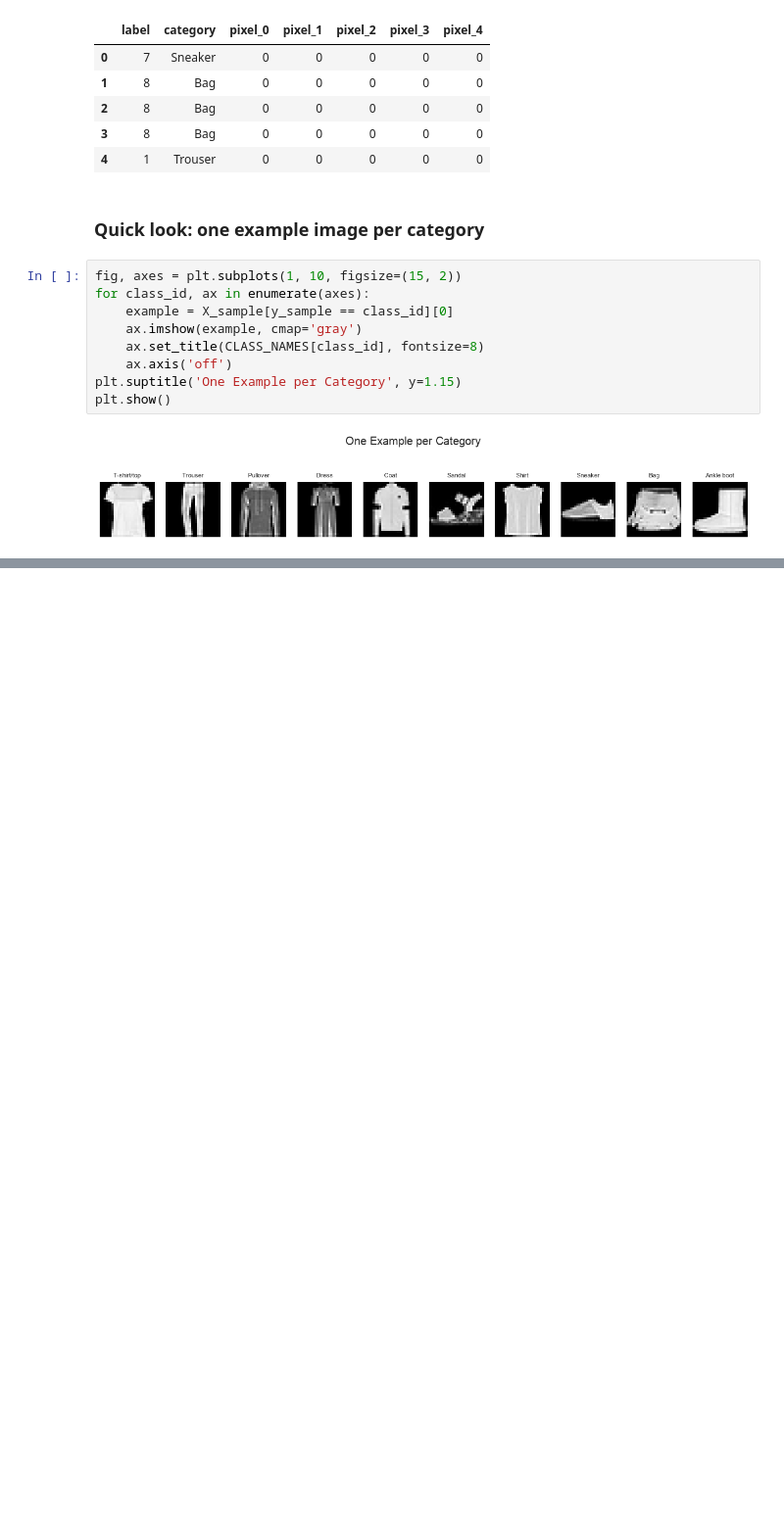
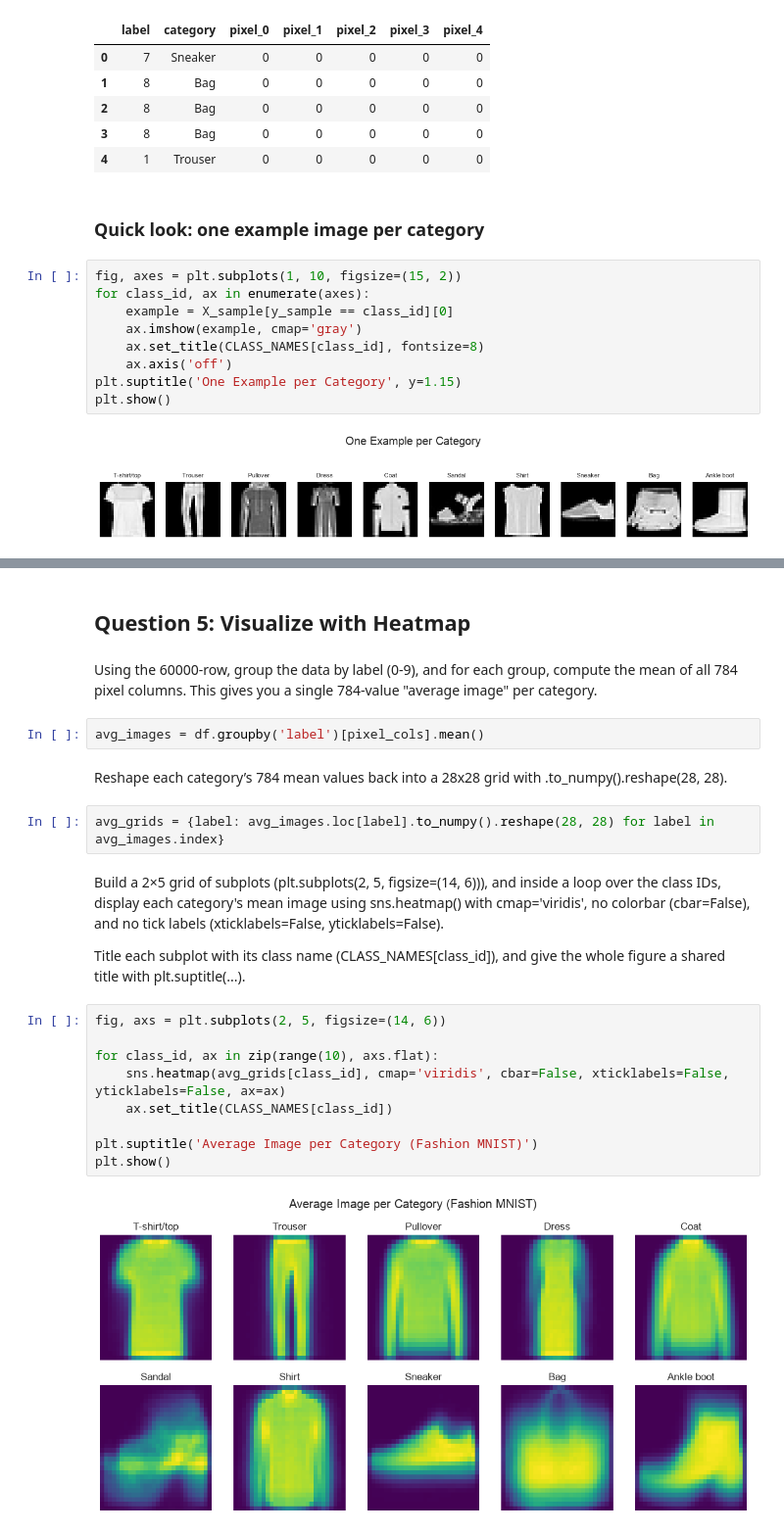
Before and after one commit to mbg615/CS-523, a Jupyter notebook: Assignment 2/Fashion_MNIST_Visualization_Examples.ipynb, the cells around one changed output, grey strips where cells are left out. Shown at 98% size. Saved outputs shown, nothing was run; the diff lists cells and outputs as text; blank space fills up the shorter version.

```diff
--- a/Assignment 2/Fashion_MNIST_Visualization_Examples.ipynb
+++ b/Assignment 2/Fashion_MNIST_Visualization_Examples.ipynb
@@ -98,0 +172,29 @@ plt.show()
+# %% [markdown]
+## Question 5: Visualize with Heatmap
+# %% [markdown]
+Using the 60000-row, group the data by label (0-9), and for each group, compute the mean of all 784
+pixel columns. This gives you a single 784-value "average image" per category.
+# %%
+avg_images = df.groupby('label')[pixel_cols].mean()
+# %% [markdown]
+Reshape each category’s 784 mean values back into a 28x28 grid with .to_numpy().reshape(28, 28).
+# %%
+avg_grids = {label: avg_images.loc[label].to_numpy().reshape(28, 28) for label in avg_images.index}
+# %% [markdown]
+Build a 2×5 grid of subplots (plt.subplots(2, 5, figsize=(14, 6))), and inside a loop over the class IDs,
+display each category's mean image using sns.heatmap() with cmap='viridis', no colorbar (cbar=False),
+and no tick labels (xticklabels=False, yticklabels=False).
+
+Title each subplot with its class name (CLASS_NAMES[class_id]), and give the whole figure a shared
+title with plt.suptitle(...).
+# %%
+fig, axs = plt.subplots(2, 5, figsize=(14, 6))
+
+for class_id, ax in zip(range(10), axs.flat):
+    sns.heatmap(avg_grids[class_id], cmap='viridis', cbar=False, xticklabels=False, yticklabels=False, ax=ax)
+    ax.set_title(CLASS_NAMES[class_id])
+
+plt.suptitle('Average Image per Category (Fashion MNIST)')
+plt.show()
+# %% [output]
+[figure, added]
```
Also changed, not shown: parts of 17 cells of this notebook.
